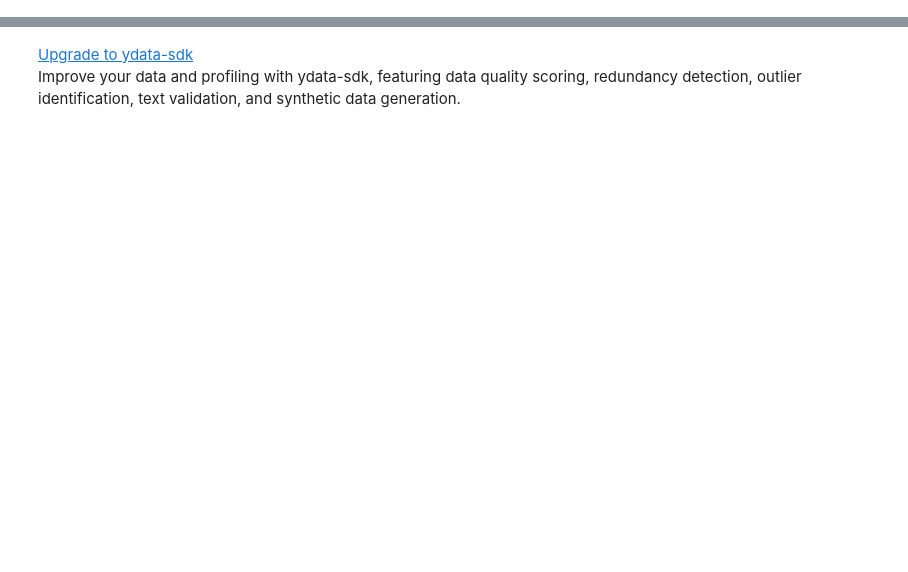
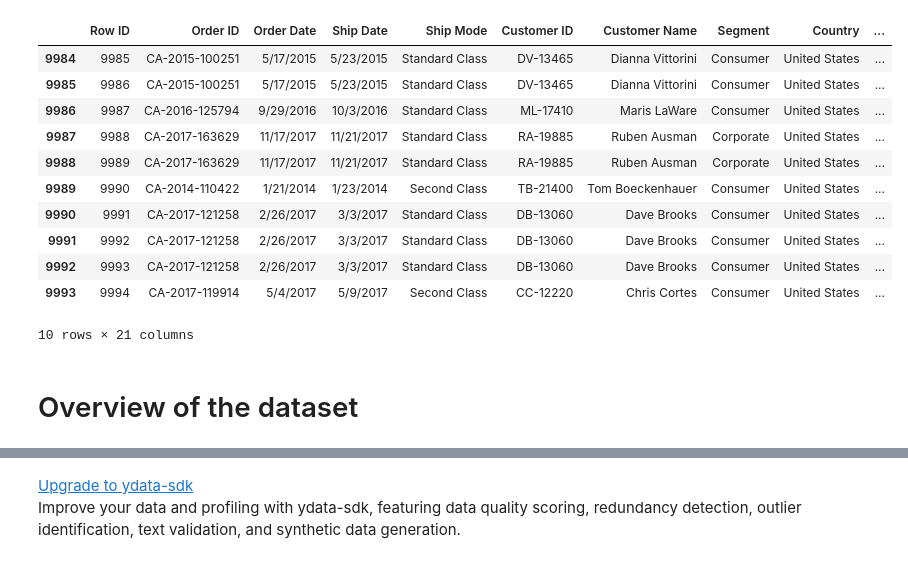
Before and after one commit to MarcelNazare/Superstore-Sales-Project, a Jupyter notebook: python/notebooks/main.ipynb, the cells around one changed output, grey strips where cells are left out. Cells and saved outputs as stored; diff of their text form; code cells hidden in the pictures; blank space fills up the shorter version.

```diff
--- a/python/notebooks/main.ipynb
+++ b/python/notebooks/main.ipynb
@@ -22,0 +28,17 @@ df
+# %%
+df.tail(10) # Check on the last 10 values
+# %% [output]
+|  | Row ID | Order ID | Order Date | Ship Date | Ship Mode | Customer ID | Customer Name | Segment | Country | ... |
+| 9984 | 9985 | CA-2015-100251 | 5/17/2015 | 5/23/2015 | Standard Class | DV-13465 | Dianna Vittorini | Consumer | United States | ... |
+| 9985 | 9986 | CA-2015-100251 | 5/17/2015 | 5/23/2015 | Standard Class | DV-13465 | Dianna Vittorini | Consumer | United States | ... |
+| 9986 | 9987 | CA-2016-125794 | 9/29/2016 | 10/3/2016 | Standard Class | ML-17410 | Maris LaWare | Consumer | United States | ... |
+| 9987 | 9988 | CA-2017-163629 | 11/17/2017 | 11/21/2017 | Standard Class | RA-19885 | Ruben Ausman | Corporate | United States | ... |
+| 9988 | 9989 | CA-2017-163629 | 11/17/2017 | 11/21/2017 | Standard Class | RA-19885 | Ruben Ausman | Corporate | United States | ... |
+| 9989 | 9990 | CA-2014-110422 | 1/21/2014 | 1/23/2014 | Second Class | TB-21400 | Tom Boeckenhauer | Consumer | United States | ... |
+| 9990 | 9991 | CA-2017-121258 | 2/26/2017 | 3/3/2017 | Standard Class | DB-13060 | Dave Brooks | Consumer | United States | ... |
+| 9991 | 9992 | CA-2017-121258 | 2/26/2017 | 3/3/2017 | Standard Class | DB-13060 | Dave Brooks | Consumer | United States | ... |
+| 9992 | 9993 | CA-2017-121258 | 2/26/2017 | 3/3/2017 | Standard Class | DB-13060 | Dave Brooks | Consumer | United States | ... |
+| 9993 | 9994 | CA-2017-119914 | 5/4/2017 | 5/9/2017 | Second Class | CC-12220 | Chris Cortes | Consumer | United States | ... |
+10 rows × 21 columns
+# %% [markdown]
+# Overview of the dataset
```
Also changed, not shown: parts of 45 cells of this notebook, 8 other files.
